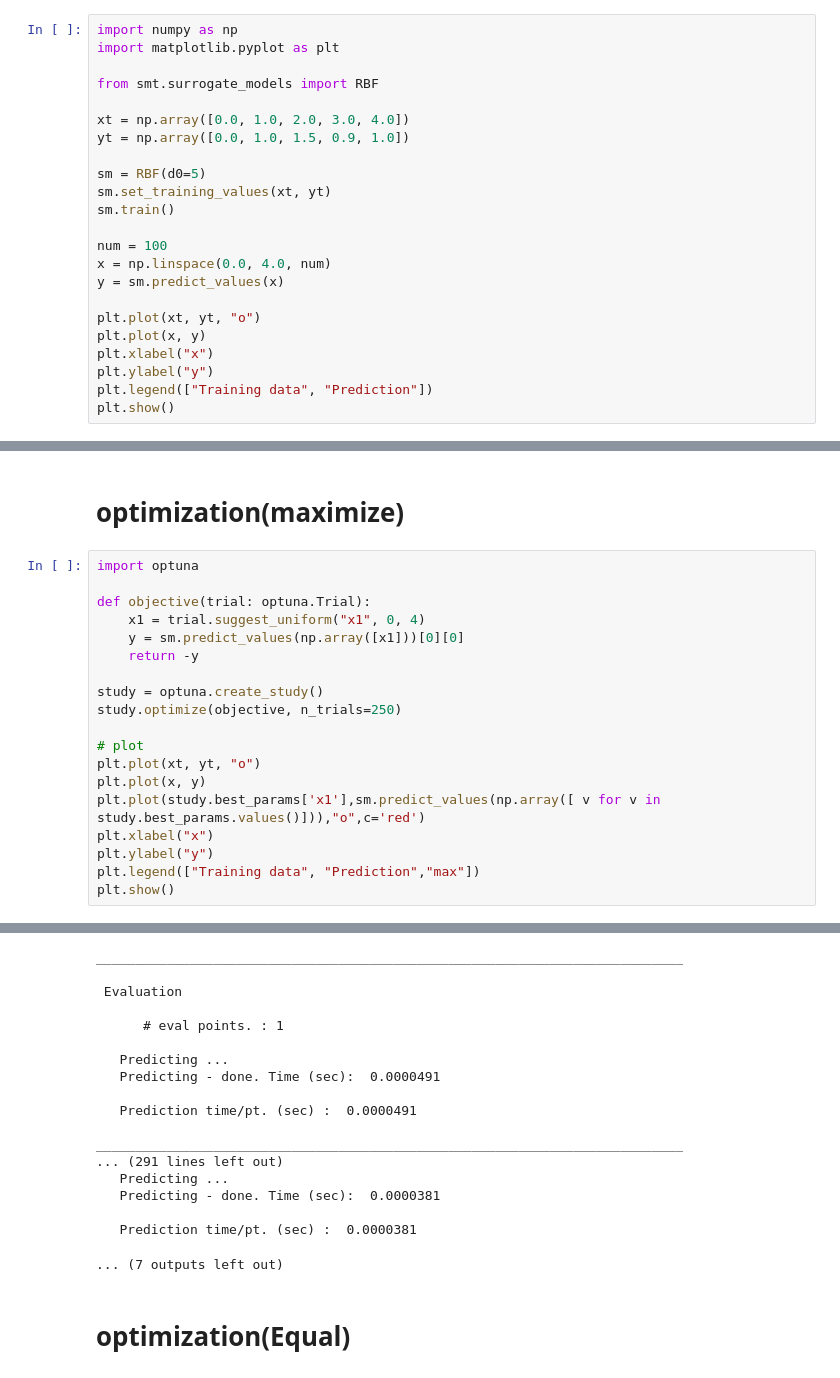
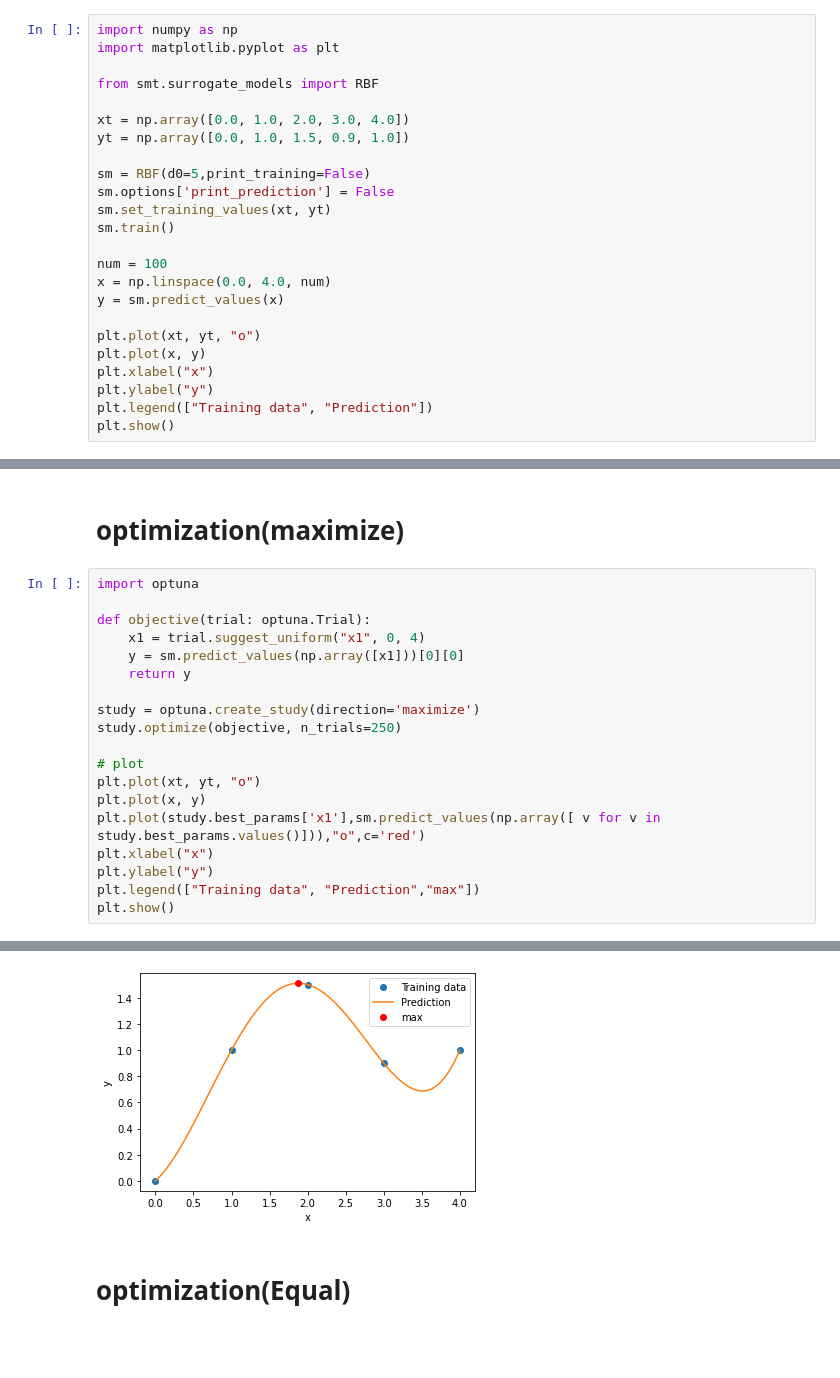
Before and after one commit to skywalker0803r/deep-learning-ian-goodfellow, a Jupyter notebook: surrogate_model_optimization.ipynb, the cells around one changed output, grey strips where cells are left out. Cells and saved outputs as stored; diff of their text form; blank space fills up the shorter version.

```diff
--- a/surrogate_model_optimization.ipynb
+++ b/surrogate_model_optimization.ipynb
@@ -34,7 +16,8 @@ from smt.surrogate_models import RBF
 xt = np.array([0.0, 1.0, 2.0, 3.0, 4.0])
 yt = np.array([0.0, 1.0, 1.5, 0.9, 1.0])
 
-sm = RBF(d0=5)
+sm = RBF(d0=5,print_training=False)
+sm.options['print_prediction'] = False
 sm.set_training_values(xt, yt)
 sm.train()
 
@@ -302,9 +89,9 @@ import optuna
 def objective(trial: optuna.Trial):
     x1 = trial.suggest_uniform("x1", 0, 4)
     y = sm.predict_values(np.array([x1]))[0][0]
-    return -y
+    return y
 
-study = optuna.create_study()
+study = optuna.create_study(direction='maximize')
 study.optimize(objective, n_trials=250)
 
 # plot
@@ -506,21 +123,4 @@ ___________________________________________________________________________
-___________________________________________________________________________
-
- Evaluation
-
-      # eval points. : 1
-
-   Predicting ...
-   Predicting - done. Time (sec):  0.0000491
-
-   Prediction time/pt. (sec) :  0.0000491
-
-___________________________________________________________________________
-... (291 lines left out)
-   Predicting ...
-   Predicting - done. Time (sec):  0.0000381
-
-   Prediction time/pt. (sec) :  0.0000381
-... (7 outputs left out)
+[figure, added]
 # %% [markdown]
 # optimization(Equal)
 # %%
```
Also changed, not shown: parts of 5 cells of this notebook.
